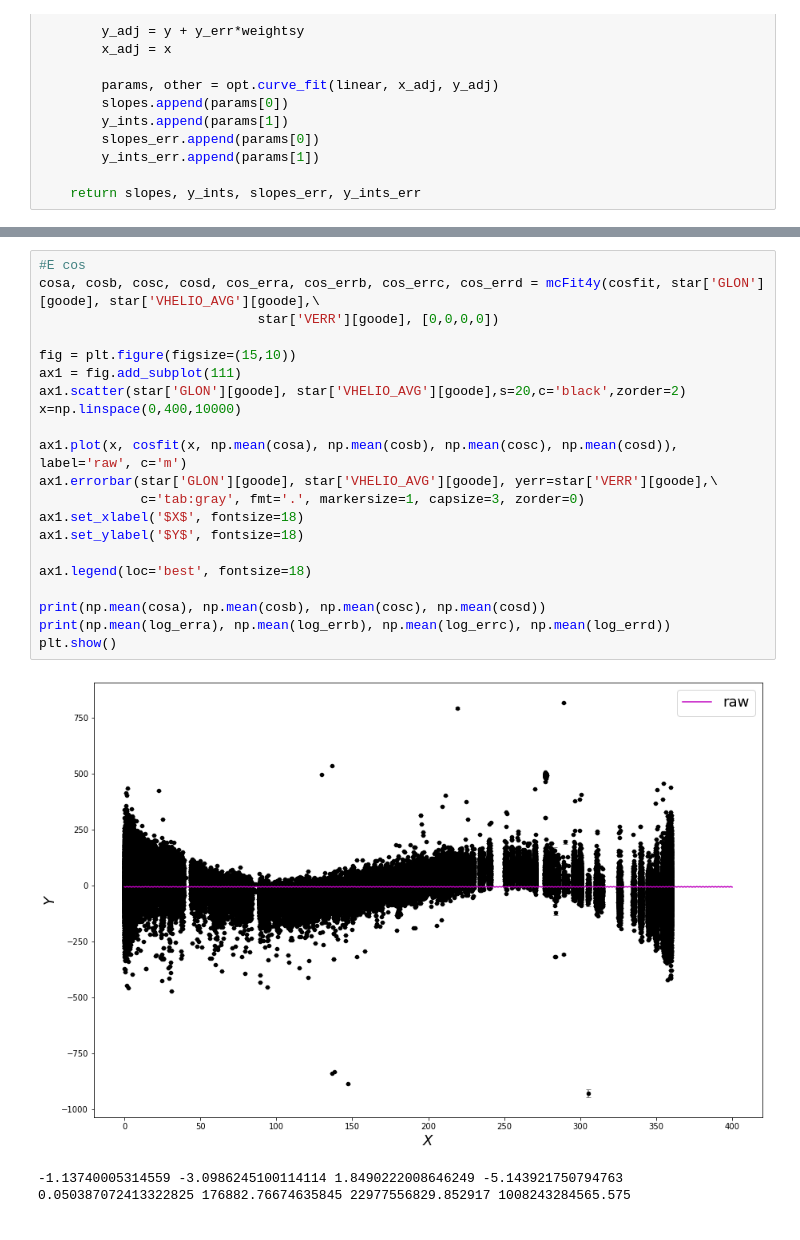
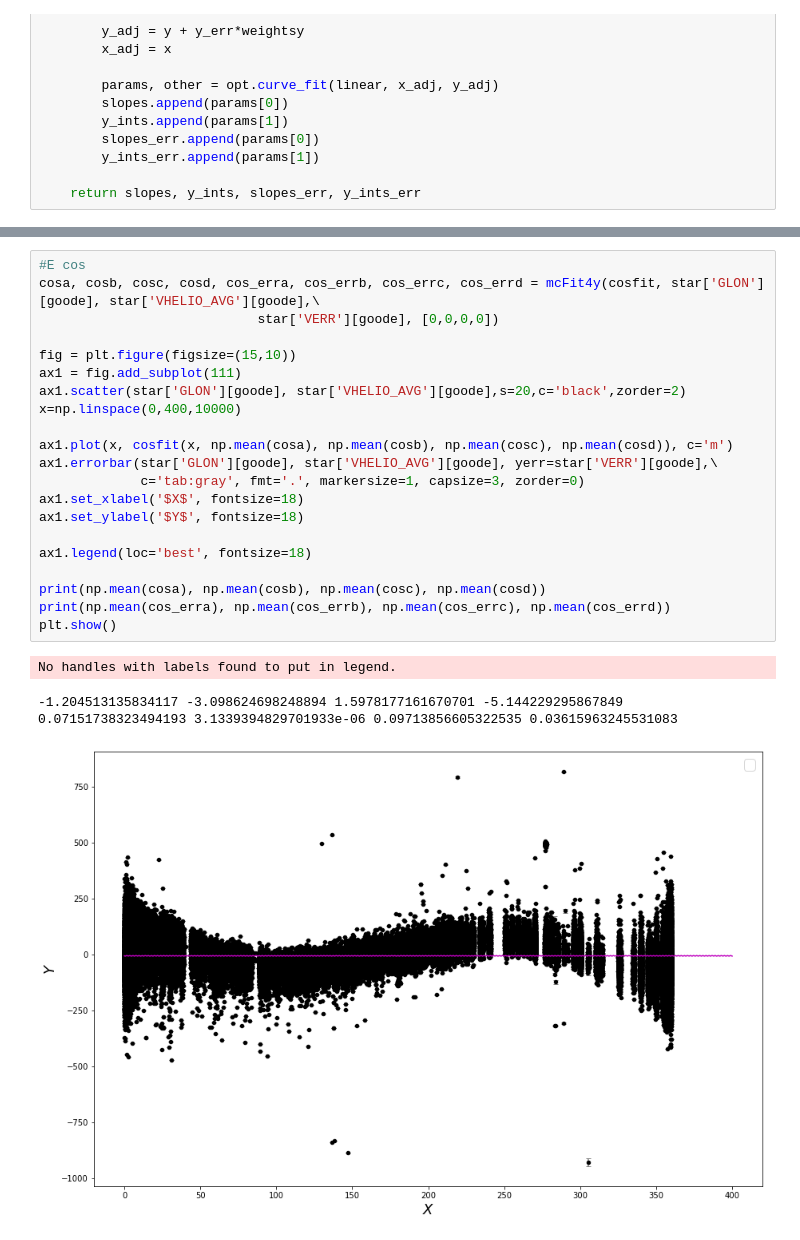
Before and after one commit to zds395/PHYS_20323, a Jupyter notebook: HW11.ipynb, the cells around one changed output, grey strips where cells are left out. Saved outputs shown, nothing was run; the diff lists cells and outputs as text.

```diff
--- a/HW11.ipynb
+++ b/HW11.ipynb
@@ -498,28 +498,29 @@ plt.show()
 # %%
 #E cos
 cosa, cosb, cosc, cosd, cos_erra, cos_errb, cos_errc, cos_errd = mcFit4y(cosfit, star['GLON'][goode], star['VHELIO_AVG'][goode],\
                             star['VERR'][goode], [0,0,0,0])
 
 fig = plt.figure(figsize=(15,10))
 ax1 = fig.add_subplot(111)
 ax1.scatter(star['GLON'][goode], star['VHELIO_AVG'][goode],s=20,c='black',zorder=2)
 x=np.linspace(0,400,10000)
 
-ax1.plot(x, cosfit(x, np.mean(cosa), np.mean(cosb), np.mean(cosc), np.mean(cosd)), label='raw', c='m')
+ax1.plot(x, cosfit(x, np.mean(cosa), np.mean(cosb), np.mean(cosc), np.mean(cosd)), c='m')
 ax1.errorbar(star['GLON'][goode], star['VHELIO_AVG'][goode], yerr=star['VERR'][goode],\
              c='tab:gray', fmt='.', markersize=1, capsize=3, zorder=0)
 ax1.set_xlabel('$X$', fontsize=18)
 ax1.set_ylabel('$Y$', fontsize=18)
 
 ax1.legend(loc='best', fontsize=18)
 
 print(np.mean(cosa), np.mean(cosb), np.mean(cosc), np.mean(cosd))
-print(np.mean(log_erra), np.mean(log_errb), np.mean(log_errc), np.mean(log_errd))
+print(np.mean(cos_erra), np.mean(cos_errb), np.mean(cos_errc), np.mean(cos_errd))
 plt.show()
 # %% [output]
+No handles with labels found to put in legend.
+-1.204513135834117 -3.098624698248894 1.5978177161670701 -5.144229295867849
+0.07151738323494193 3.1339394829701933e-06 0.09713856605322535 0.03615963245531083
-[figure, old version]
+[figure, new version]
--1.13740005314559 -3.0986245100114114 1.8490222008646249 -5.143921750794763
-0.050387072413322825 176882.76674635845 22977556829.852917 1008243284565.575
 # %%
 #E exp
 
```
Also changed, not shown: parts of 14 cells of this notebook.
